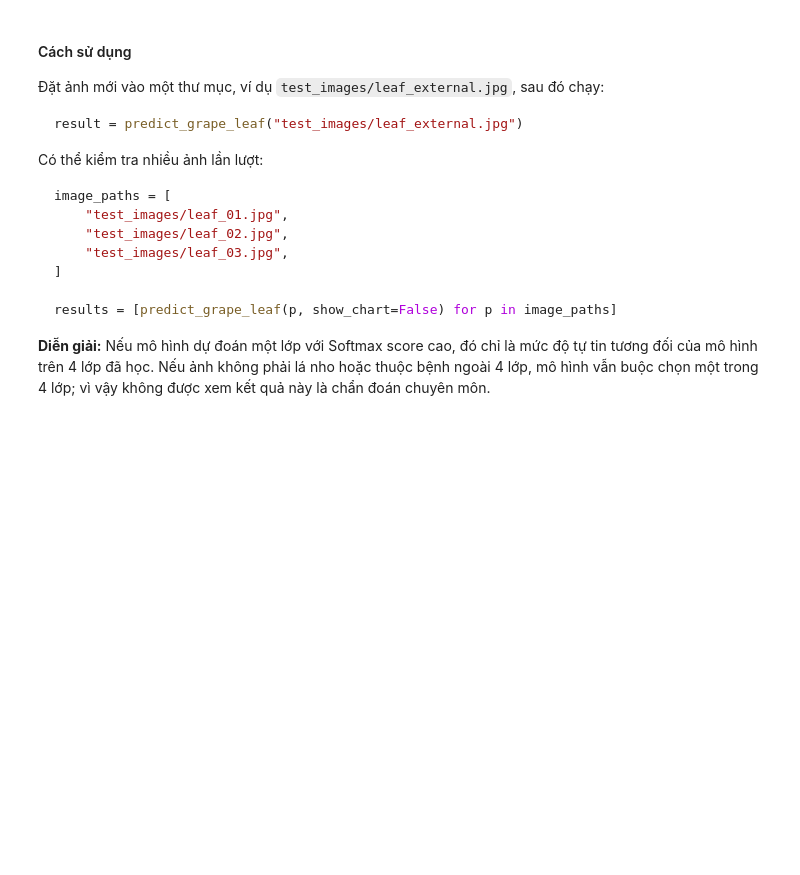
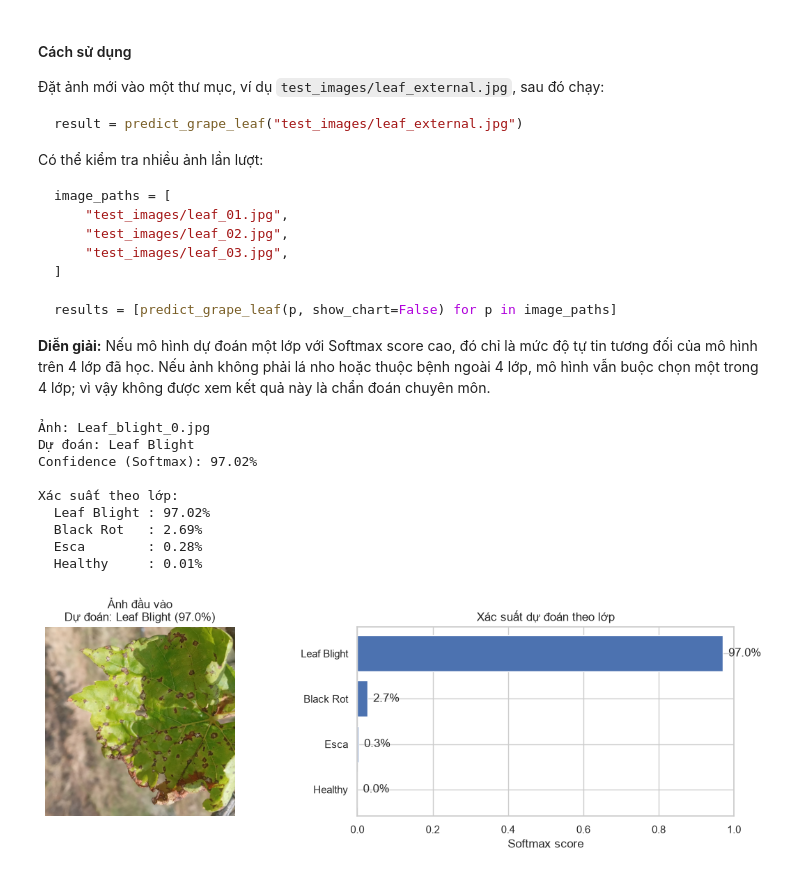
Before and after one commit to KasuraNguyen/Smart-Vineyard, a Jupyter notebook: Notebook/Task01_Grape_Leaf_Disease_Classification.ipynb, the cells around one changed output. Saved outputs shown, nothing was run; the diff lists cells and outputs as text; code cells hidden in the pictures; blank space fills up the shorter version.

```diff
--- a/Notebook/Task01_Grape_Leaf_Disease_Classification.ipynb
+++ b/Notebook/Task01_Grape_Leaf_Disease_Classification.ipynb
@@ -1465,0 +1594,13 @@ result = predict_grape_leaf("FILE_PATH")
+# %%
+result = predict_grape_leaf(r"D:\DataMining26\Smart-Vineyard\test_images\Leaf_blight\Leaf_blight_0.jpg")
+# %% [output]
+Ảnh: Leaf_blight_0.jpg
+Dự đoán: Leaf Blight
+Confidence (Softmax): 97.02%
+
+Xác suất theo lớp:
+  Leaf Blight : 97.02%
+  Black Rot   : 2.69%
+  Esca        : 0.28%
+  Healthy     : 0.01%
+[figure, added]
```
Also changed, not shown: parts of 7 cells of this notebook.
